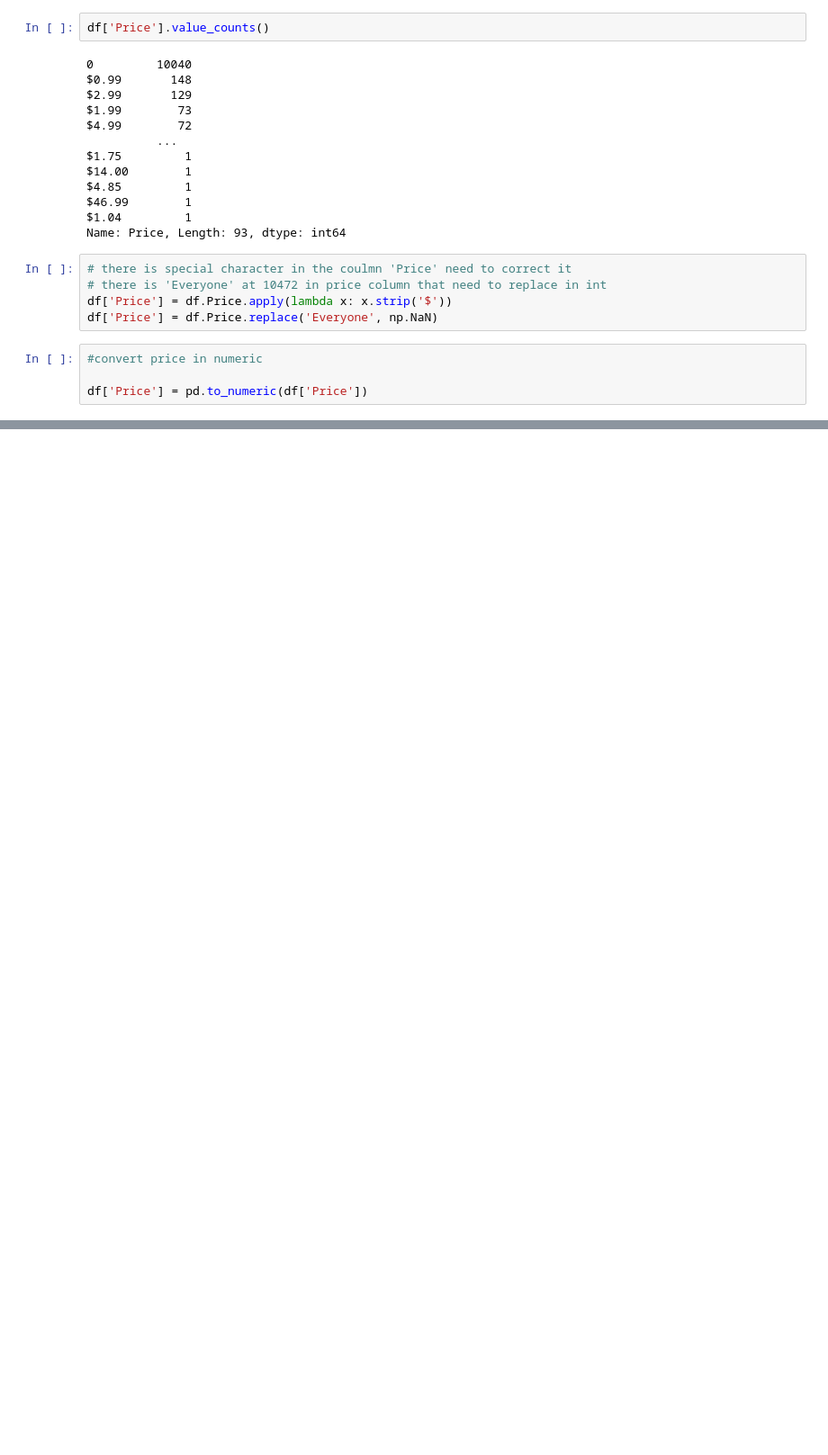
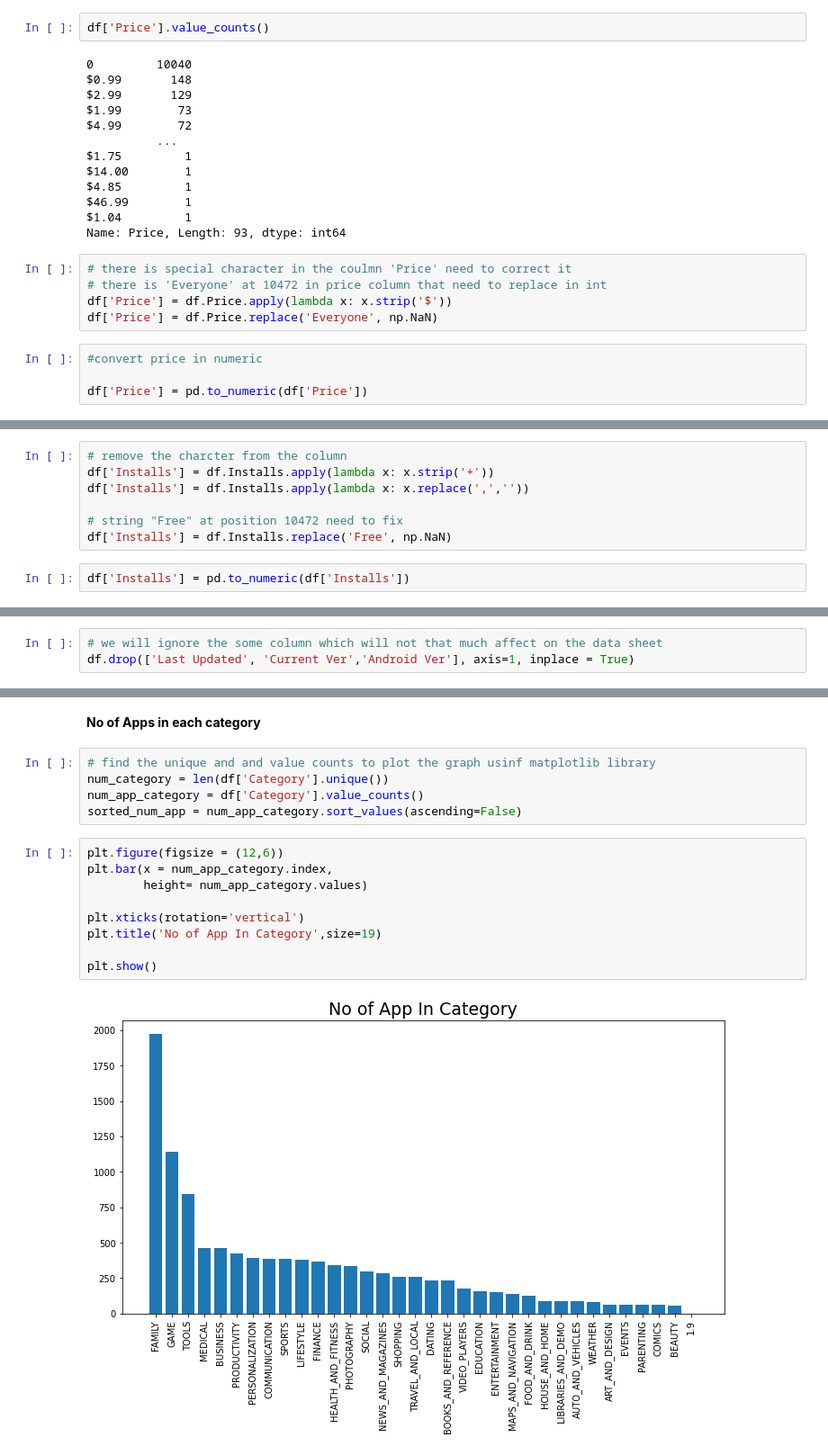
Before and after one commit to pratikjori20/Play-Store-App-Review-Analysis, a Jupyter notebook: Play_Store_App_Review_Analysis.ipynb, the cells around one changed output, grey strips where cells are left out. Shown at 90% size. Saved outputs shown, nothing was run; the diff lists cells and outputs as text; blank space fills up the shorter version.

```diff
--- a/Play_Store_App_Review_Analysis.ipynb
+++ b/Play_Store_App_Review_Analysis.ipynb
@@ -162,0 +216,9 @@ df['Price'] = pd.to_numeric(df['Price'])
+# %%
+# remove the charcter from the column
+df['Installs'] = df.Installs.apply(lambda x: x.strip('+'))
+df['Installs'] = df.Installs.apply(lambda x: x.replace(',',''))
+
+# string "Free" at position 10472 need to fix
+df['Installs'] = df.Installs.replace('Free', np.NaN)
+# %%
+df['Installs'] = pd.to_numeric(df['Installs'])
@@ -162,0 +251,3 @@ df['Price'] = pd.to_numeric(df['Price'])
+# %%
+# we will ignore the some column which will not that much affect on the data sheet
+df.drop(['Last Updated', 'Current Ver','Android Ver'], axis=1, inplace = True)
@@ -162,0 +270,18 @@ df['Price'] = pd.to_numeric(df['Price'])
+# %% [markdown]
+<B> No of Apps in each category
+# %%
+# find the unique and and value counts to plot the graph usinf matplotlib library
+num_category = len(df['Category'].unique())
+num_app_category = df['Category'].value_counts()
+sorted_num_app = num_app_category.sort_values(ascending=False)
+# %%
+plt.figure(figsize = (12,6))
+plt.bar(x = num_app_category.index,
+        height= num_app_category.values)
+
+plt.xticks(rotation='vertical')
+plt.title('No of App In Category',size=19)
+
+plt.show()
+# %% [output]
+[figure, added]
```
Also changed, not shown: parts of 16 cells of this notebook.
